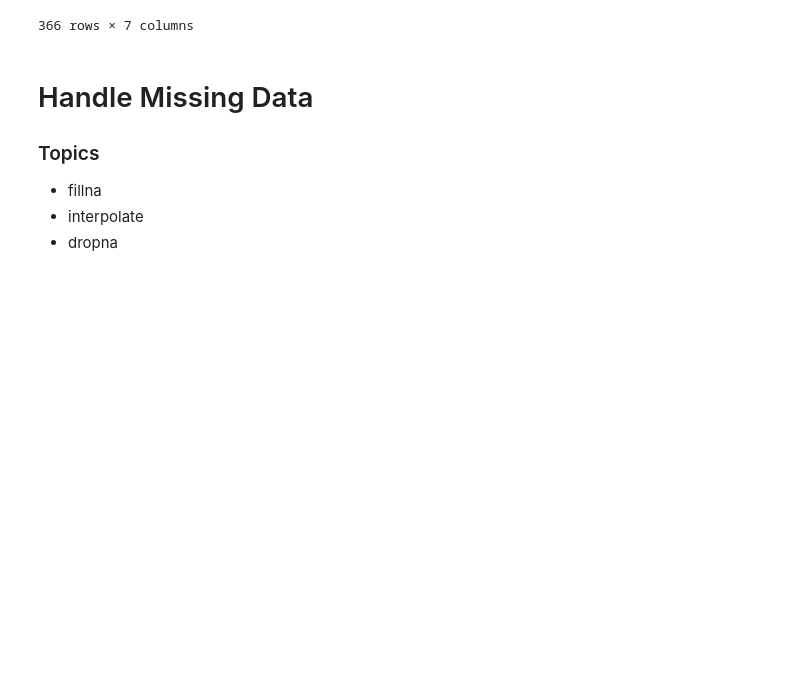
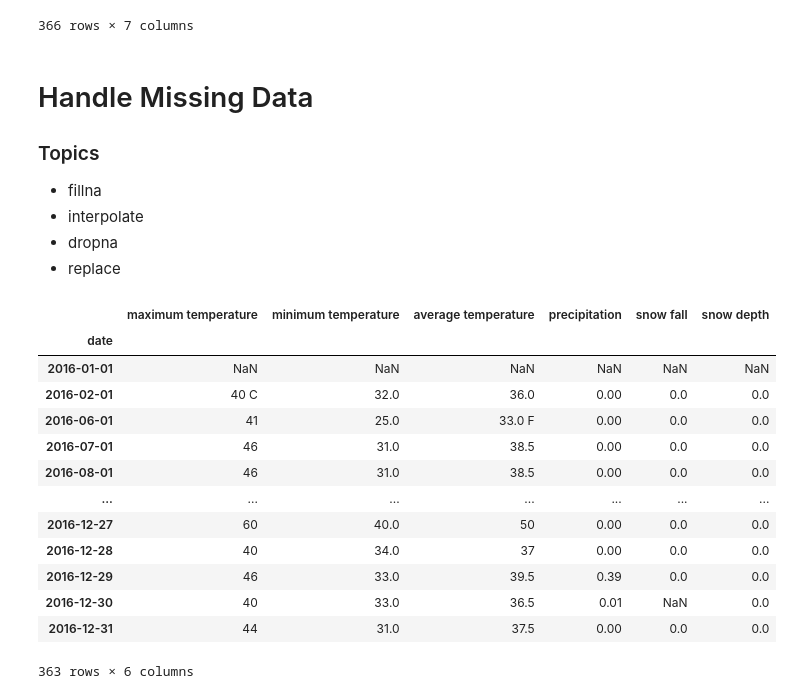
Before and after one commit to romannjoroge/DataScienceStar, a Jupyter notebook: pandas.ipynb, the cells around one changed output. Saved outputs shown, nothing was run; the diff lists cells and outputs as text; code cells hidden in the pictures; blank space fills up the shorter version.

```diff
--- a/pandas.ipynb
+++ b/pandas.ipynb
@@ -189,4 +189,25 @@ df3.to_csv('new.csv', index=False, header=False) # To not export header names as
     <li>fillna</li>
     <li>interpolate</li>
     <li>dropna</li>
+    <li>replace</li>
 </ul>
+# %%
+df = pd.read_csv('weather_data_nyc_centralpark_2016(2).csv', na_values=['NA', 'T'], parse_dates=['date'])
+# parse_dates - Tells python what column it should treat as containing dates
+df.set_index('date', inplace=True)
+df
+# %% [output]
+|  | maximum temperature | minimum temperature | average temperature | precipitation | snow fall | snow depth |
+| date |  |  |  |  |  |  |
+| 2016-01-01 | NaN | NaN | NaN | NaN | NaN | NaN |
+| 2016-02-01 | 40 C | 32.0 | 36.0 | 0.00 | 0.0 | 0.0 |
+| 2016-06-01 | 41 | 25.0 | 33.0 F | 0.00 | 0.0 | 0.0 |
+| 2016-07-01 | 46 | 31.0 | 38.5 | 0.00 | 0.0 | 0.0 |
+| 2016-08-01 | 46 | 31.0 | 38.5 | 0.00 | 0.0 | 0.0 |
+| ... | ... | ... | ... | ... | ... | ... |
+| 2016-12-27 | 60 | 40.0 | 50 | 0.00 | 0.0 | 0.0 |
+| 2016-12-28 | 40 | 34.0 | 37 | 0.00 | 0.0 | 0.0 |
+| 2016-12-29 | 46 | 33.0 | 39.5 | 0.39 | 0.0 | 0.0 |
+| 2016-12-30 | 40 | 33.0 | 36.5 | 0.01 | NaN | 0.0 |
+| 2016-12-31 | 44 | 31.0 | 37.5 | 0.00 | 0.0 | 0.0 |
+363 rows × 6 columns
```
Also changed, not shown: parts of 12 cells of this notebook, 1 other file.
